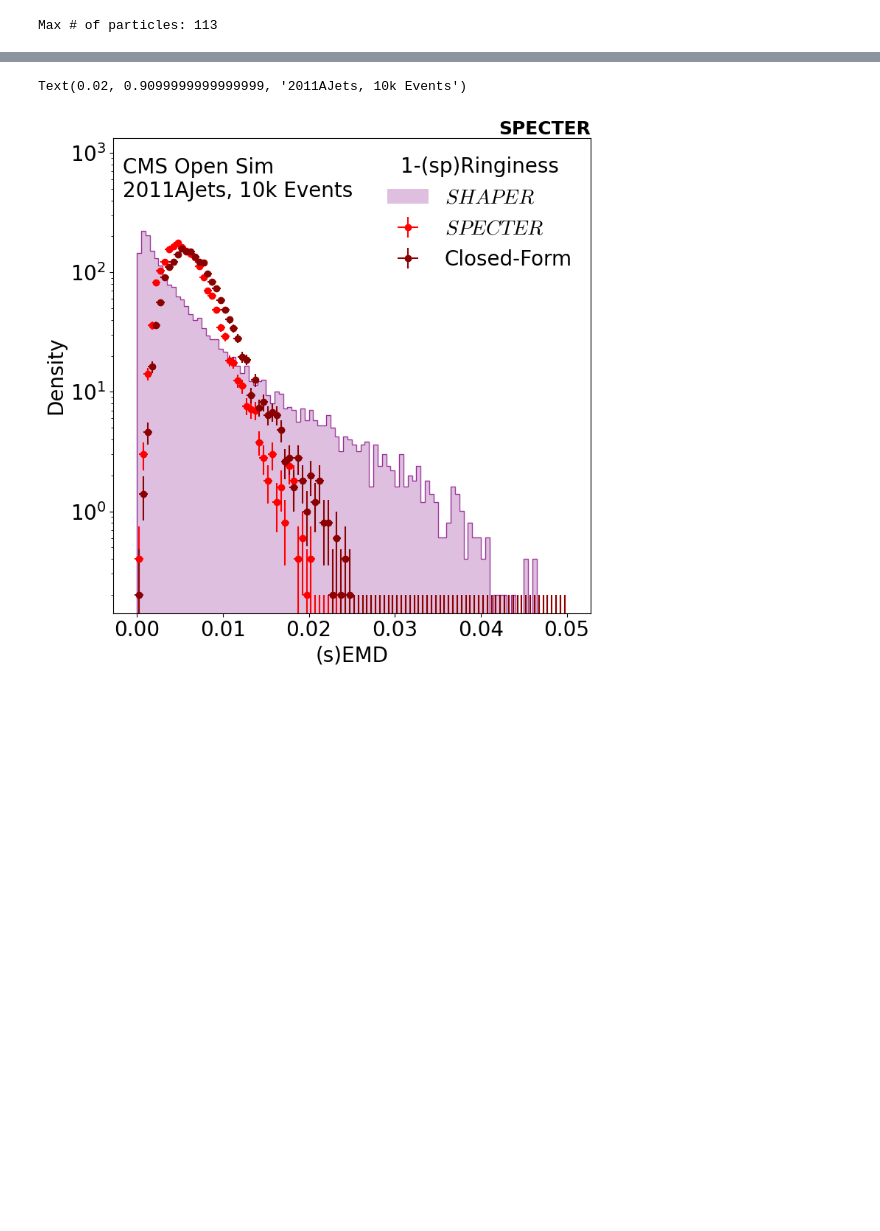
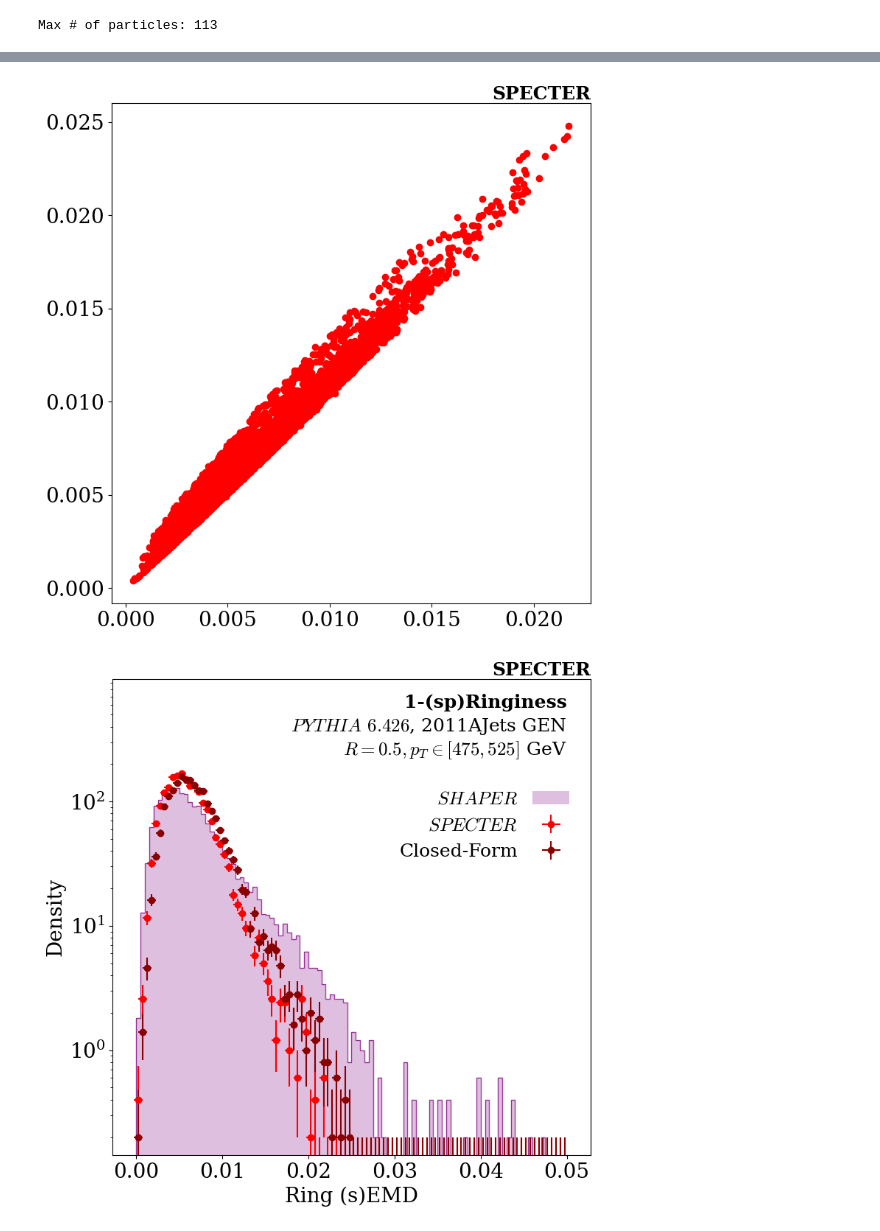
Before and after one commit to rikab/SPECTER, a Jupyter notebook: Studies/ringiness/plot_cms.ipynb, the cells around one changed output, grey strips where cells are left out. Drawn from its saved outputs; the diff is of its cells as text; code cells hidden in the pictures; blank space fills up the shorter version.

```diff
--- a/Studies/ringiness/plot_cms.ipynb
+++ b/Studies/ringiness/plot_cms.ipynb
@@ -156,42 +184,44 @@ Text(0.02, 0.9099999999999999, '2011AJets, 10k Events')
 # %%
 # Plot histograms
 
-
+fig, ax = newplot()
+plt.scatter(specter_emds, closed_form_emds)
 
 
 fig, ax = newplot()
 
 hist_with_errors(ax, specter_emds, 100, (0, 0.05), label=r"$SPECTER$", color = "red")
 hist_with_errors(ax, closed_form_emds, 100, (0, 0.05), label="Closed-Form", color = "darkred")
-hist_with_outline(ax, 2 * shaper_emds ** 2, 100, (0, 0.05), label=r"$SHAPER$", color = "purple")
+hist_with_outline(ax, 2 * shaper_emds , 100, (0, 0.05), label=r"$SHAPER$", color = "purple")
 # plt.hist(2 * shaper_emds**2, bins=100, range = (0, 0.05), alpha=0.25, label=r"$2SHAPER^2$", density=True, color = "purple")
 
 
 
 plt.yscale("log")
 
 # Extend the y axis so that there is 10% space between the top of the plot
 ymin, ymax = plt.ylim()
 amount = 0.25
 if plt.gca().get_yscale() == 'log':
     y_min, y_max = np.log10(ymin), np.log10(ymax)
     plt.ylim(np.power(10, y_min), np.power(10, y_max * (1 + amount)))
 else:
     plt.ylim(ymin, ymax * (amount + 1))
 
 
+# Stamp
+line_0 = "1-(sp)Ringiness"
+line_1 = "$PYTHIA$ $6.426$, 2011AJets GEN"
+line_2 = "$R = 0.5, p_T \in [475, 525]$ GeV"
+stamp(0.95, 0.95, line_0 = line_0, line_1 = line_1, line_2 = line_2, textops_update={"fontsize" : 18, "horizontalalignment" : "right"})
+
+# Labels
+plt.xlabel("Ring (s)EMD")
+plt.ylabel("Density")
+legend = plt.legend(frameon=False, loc="upper right", fontsize=18, bbox_to_anchor=(0.99, 0.95 - 0.05 * 3), alignment="right", markerfirst=False)
 
 
-# Labels
-plt.xlabel("(s)EMD")
-plt.ylabel("Density")
-plt.legend(frameon=False, loc="upper right", title = "1-(sp)Ringiness")
-
-# Add two lines of text to the upper left
-upper_margin = 0.96
-spacing = 0.05
-plt.text(0.02, upper_margin - 0 * spacing, "CMS Open Sim", transform=plt.gca().transAxes, verticalalignment='top')
-plt.text(0.02, upper_margin - 1 * spacing, "2011AJets, 10k Events", transform=plt.gca().transAxes, verticalalignment='top')
+plt.savefig("Plots/ringiness_emd.pdf")
 # %% [output]
-Text(0.02, 0.9099999999999999, '2011AJets, 10k Events')
-[figure, old version]
+[figure, new version]
+[figure, added]
```
Also changed, not shown: parts of 6 cells of this notebook, 30 other files.
